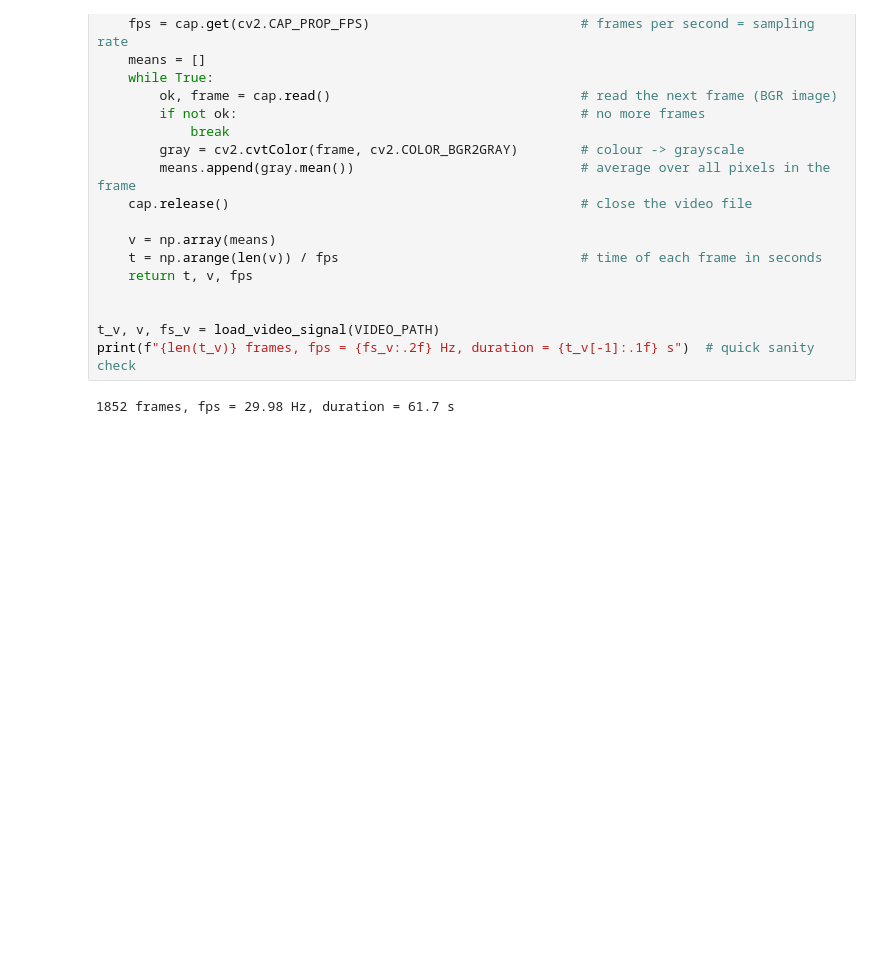
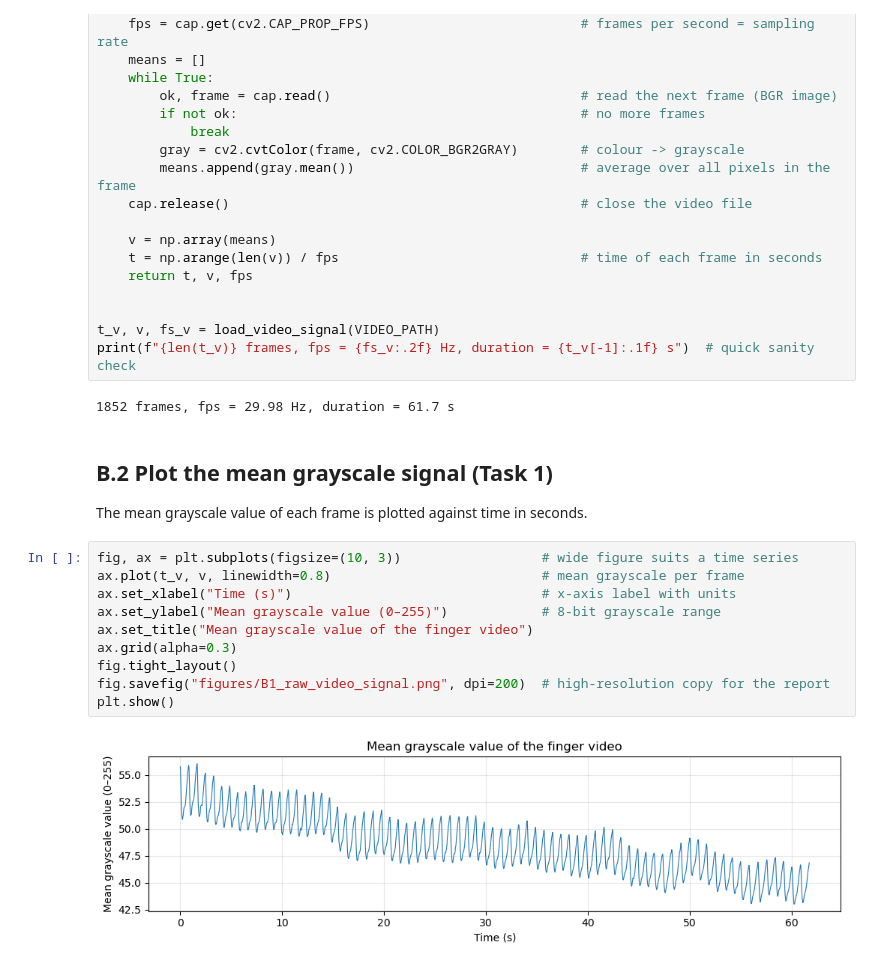
Before and after one commit to lihaoZHew/MPHY0058-heart-rate, a Jupyter notebook: heart_rate.ipynb, the cells around one changed output. Drawn from its saved outputs; the diff is of its cells as text; blank space fills up the shorter version.

Commit message:
Plot mean grayscale signal of finger video (Part B task 1)

```diff
--- a/heart_rate.ipynb
+++ b/heart_rate.ipynb
@@ -200,3 +200,18 @@ t_v, v, fs_v = load_video_signal(VIDEO_PATH)
 print(f"{len(t_v)} frames, fps = {fs_v:.2f} Hz, duration = {t_v[-1]:.1f} s")  # quick sanity check
 # %% [output]
 1852 frames, fps = 29.98 Hz, duration = 61.7 s
+# %% [markdown]
+## B.2 Plot the mean grayscale signal (Task 1)
+The mean grayscale value of each frame is plotted against time in seconds.
+# %%
+fig, ax = plt.subplots(figsize=(10, 3))                  # wide figure suits a time series
+ax.plot(t_v, v, linewidth=0.8)                           # mean grayscale per frame
+ax.set_xlabel("Time (s)")                                # x-axis label with units
+ax.set_ylabel("Mean grayscale value (0–255)")            # 8-bit grayscale range
+ax.set_title("Mean grayscale value of the finger video")
+ax.grid(alpha=0.3)
+fig.tight_layout()
+fig.savefig("figures/B1_raw_video_signal.png", dpi=200)  # high-resolution copy for the report
+plt.show()
+# %% [output]
+[figure, added]
```
Also changed, not shown: 1 other file.
